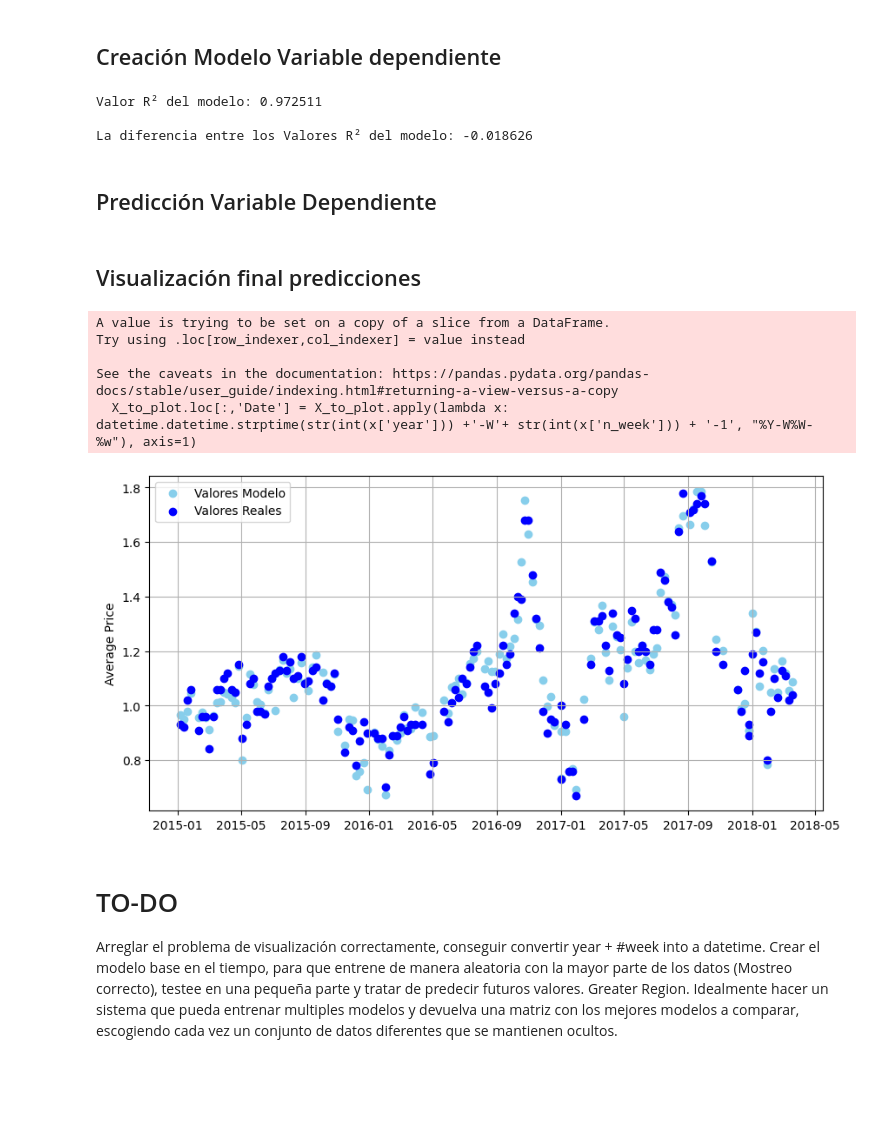
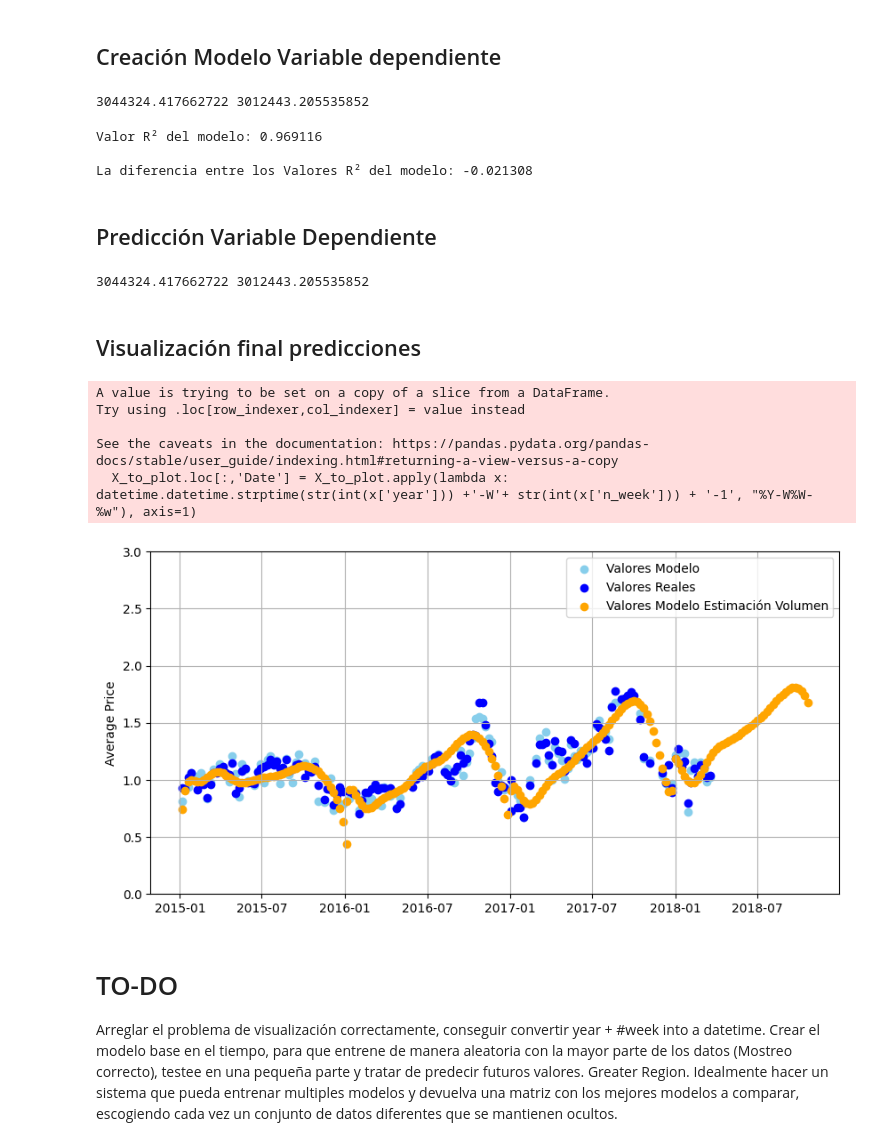
Before and after one commit to cpujol-dev/MiniProjectAavocado, a Jupyter notebook: 5.proyecto_team_apartados.ipynb, the cells around one changed output. Drawn from its saved outputs; the diff is of its cells as text; code cells hidden in the pictures; blank space fills up the shorter version.

Commit message:
Modelo final

```diff
--- a/5.proyecto_team_apartados.ipynb
+++ b/5.proyecto_team_apartados.ipynb
@@ -1080,15 +1082,21 @@ See the caveats in the documentation: https://pandas.pydata.org/pandas-docs/stab
 X_for_vol = pd.DataFrame()
 
 # Number of dates you want in the list
-length_prediction = 10
+length_prediction = 200
 
-start_date =  df_temp_region['Date'].max()
+start_date = df_temp_region['Date'].max()#.min()
+start_date = datetime.datetime.strptime( '2015-01-01', '%Y-%m-%d')#.timestamp()#.date()#'2018-01-01'
+
+print(type(start_date))
+# start_date = datetime.datetime(01,01,2018)
 interval = datetime.timedelta(days=7)
 
 # Generate X values needed for prediction
 X_for_vol['Date'] = pd.DataFrame([start_date + i * interval for i in range(length_prediction)])
+
 X_for_vol['n_week'] = X_for_vol['Date'].dt.isocalendar().week
 X_for_vol['year'] = X_for_vol['Date'].dt.year
 X_for_vol['type_Bool'] = 0
 
 X_for_vol = X_for_vol[Variables_vol]
+# X_for_vol
@@ -1140,18 +1150,22 @@ df_cp = df_cp.rename(columns={'4046': 'Volume_Hass_S'}) # Etiquetas mas descriti
 df_cp = df_cp.rename(columns={'4225': 'Volume_Hass_L'})
 df_cp = df_cp.rename(columns={'4770': 'Volume_Hass_XL'})
 
-df_modelo_avprice= df_cp.copy()
+df_modelo_avprice_total= df_cp.copy()
 # df_modelo_volume= df_modelo_volume[df_modelo_volume['region'] == 'California']
 
 bool_org= {'organic':1, 'conventional':0}
 
-df_modelo_avprice['Month'] = df_modelo_avprice['Date'].dt.to_period('M')
-df_modelo_avprice['Quarter'] = df_modelo_avprice['Date'].dt.to_period('Q')
-df_modelo_avprice['n_week'] = df_modelo_avprice['Date'].dt.isocalendar().week#.dt.to_period('W').strftime('%V')
-df_modelo_avprice['Quarter Month'] = df_modelo_avprice['Month'].map(lambda x: (x.month - 1) % 3 + 1 )
-df_modelo_avprice['n_Quarter'] = df_modelo_avprice['Month'].map(lambda date: (date.month - 1) // 3 + 1)
-df_modelo_avprice['type_Bool'] = df_modelo_avprice['type'].map(bool_org)
-df_modelo_avprice['Standard Volume'] = (df_modelo_avprice['Total Volume'] - df_modelo_avprice['Total Volume'].mean()) /df_modelo_avprice['Total Volume'].std()
+df_modelo_avprice_total['Month'] = df_modelo_avprice_total['Date'].dt.to_period('M')
+df_modelo_avprice_total['Quarter'] = df_modelo_avprice_total['Date'].dt.to_period('Q')
+df_modelo_avprice_total['n_week'] = df_modelo_avprice_total['Date'].dt.isocalendar().week#.dt.to_period('W').strftime('%V')
+df_modelo_avprice_total['Quarter Month'] = df_modelo_avprice_total['Month'].map(lambda x: (x.month - 1) % 3 + 1 )
+df_modelo_avprice_total['n_Quarter'] = df_modelo_avprice_total['Month'].map(lambda date: (date.month - 1) // 3 + 1)
+df_modelo_avprice_total['type_Bool'] = df_modelo_avprice_total['type'].map(bool_org)
+df_modelo_avprice_total['Standard Volume'] = (df_modelo_avprice_total['Total Volume'] - df_modelo_avprice_total['Total Volume'].mean()) /df_modelo_avprice_total['Total Volume'].std()
+
+print(df_modelo_avprice['Total Volume'].mean() , df_modelo_avprice['Total Volume'].std())
+# %% [output]
+3044324.417662722 3012443.205535852
 # %%
 # Creación de modelo total Volume
 
@@ -1167,7 +1181,7 @@ X_train_price, X_test_price, y_train_price, y_test_price = train_test_split(X_Pr
 
 ###########
 # Training the volume prediction model
-price_poly_features = PolynomialFeatures(degree=3)
+price_poly_features = PolynomialFeatures(degree=9)
 price_poly_model = LinearRegression()
 
 X_poly_train_price = price_poly_features.fit_transform(X_train_price)
@@ -1195,15 +1209,22 @@ print(f"\nLa diferencia entre los Valores R² del modelo: {r2_train- r2_test:.6f
 
 # print("\nComparación de los primeros 10 valores entre el valor predicho y el valor real:\n", comparison_df)
 # %% [output]
-Valor R² del modelo: 0.972511
+Valor R² del modelo: 0.969116
 
-La diferencia entre los Valores R² del modelo: -0.018626
+La diferencia entre los Valores R² del modelo: -0.021308
 # %% [markdown]
 ## Predicción Variable Dependiente
 # %%
 X_for_vol ['Total Volume'] = vol_prediction
-X_for_vol['Standard Volume'] = (X_for_vol['Total Volume'] - X_for_vol['Total Volume'].mean()) /X_for_vol['Total Volume'].std()
+
+X_for_vol['Standard Volume'] = (X_for_vol['Total Volume'] - df_modelo_avprice_total['Total Volume'].mean()) /df_modelo_avprice_total['Total Volume'].std()
+
+print(df_modelo_avprice['Total Volume'].mean() , df_modelo_avprice['Total Volume'].std())
 X_for_price = X_for_vol[Variables_avprice]
+
+# X_for_vol
+# %% [output]
+3044324.417662722 3012443.205535852
 # %%
 X_poly_for_price = price_poly_features.fit_transform(X_for_price)
 Prediction_price = price_poly_model.predict(X_poly_for_price)
@@ -1212,34 +1241,35 @@ Prediction_price = price_poly_model.predict(X_poly_for_price)
 # %%
 X_for_price_temp = X_for_price.copy()
 
 fig, ax= plt.subplots(figsize= (10,5))
 
 tipo_aguacate_plot = 0
 
 y_pred_plot = y_pred_price_train[X_train_price['type_Bool']==tipo_aguacate_plot]
 Y_to_plot = y_train_price[X_train_price['type_Bool']==tipo_aguacate_plot]
 X_to_plot = X_train_price[X_train_price['type_Bool']==tipo_aguacate_plot]
 
 
 X_to_plot.loc[:,'Date'] = X_to_plot.apply(lambda x: datetime.datetime.strptime(str(int(x['year'])) +'-W'+ str(int(x['n_week'])) + '-1', "%Y-W%W-%w"), axis=1)
 X_for_price_temp.loc[:,'Date'] = X_for_vol_temp.apply(lambda x: datetime.datetime.strptime(str(int(x['year'])) +'-W'+ str(int(x['n_week'])) + '-1', "%Y-W%W-%w"), axis=1)
 
 
 
 plt.scatter(x = X_to_plot['Date'], y= y_pred_plot, color= 'Skyblue', label= 'Valores Modelo')
 plt.scatter(x = X_to_plot['Date'], y= Y_to_plot, color= 'blue', label= 'Valores Reales')
-# plt.scatter(x = X_for_price_temp['Date'], y= Prediction_price, color= 'Skyblue', label= 'Valores Modelo')
+plt.scatter(x = X_for_price_temp['Date'], y= Prediction_price, color= 'orange', label= 'Valores Modelo Estimación Volumen')
+plt.ylim(0,3)
 plt.ylabel('Average Price')
 plt.grid()
 plt.legend()
 plt.show()
 # %% [output]
 A value is trying to be set on a copy of a slice from a DataFrame.
 Try using .loc[row_indexer,col_indexer] = value instead
 
 See the caveats in the documentation: https://pandas.pydata.org/pandas-docs/stable/user_guide/indexing.html#returning-a-view-versus-a-copy
   X_to_plot.loc[:,'Date'] = X_to_plot.apply(lambda x: datetime.datetime.strptime(str(int(x['year'])) +'-W'+ str(int(x['n_week'])) + '-1', "%Y-W%W-%w"), axis=1)
-[figure, old version]
+[figure, new version]
 # %% [markdown]
 # TO-DO
 
```
Also changed, not shown: parts of 8 cells of this notebook.
